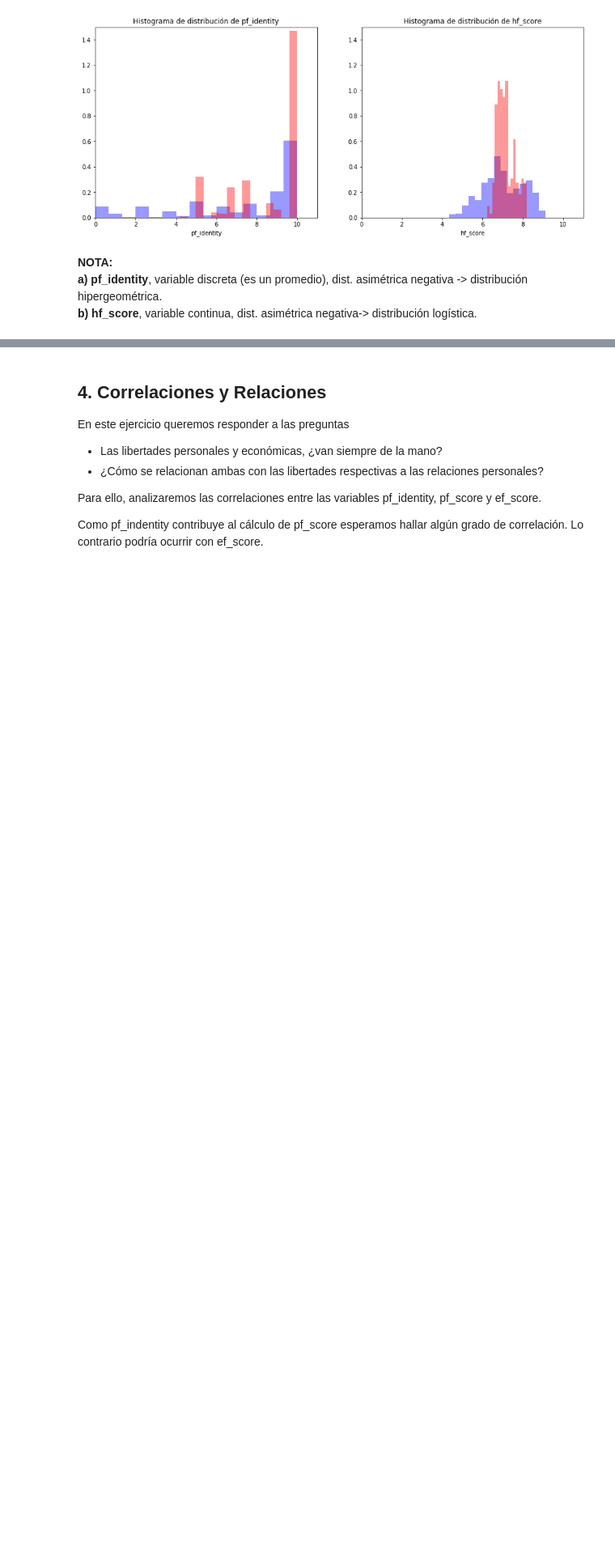
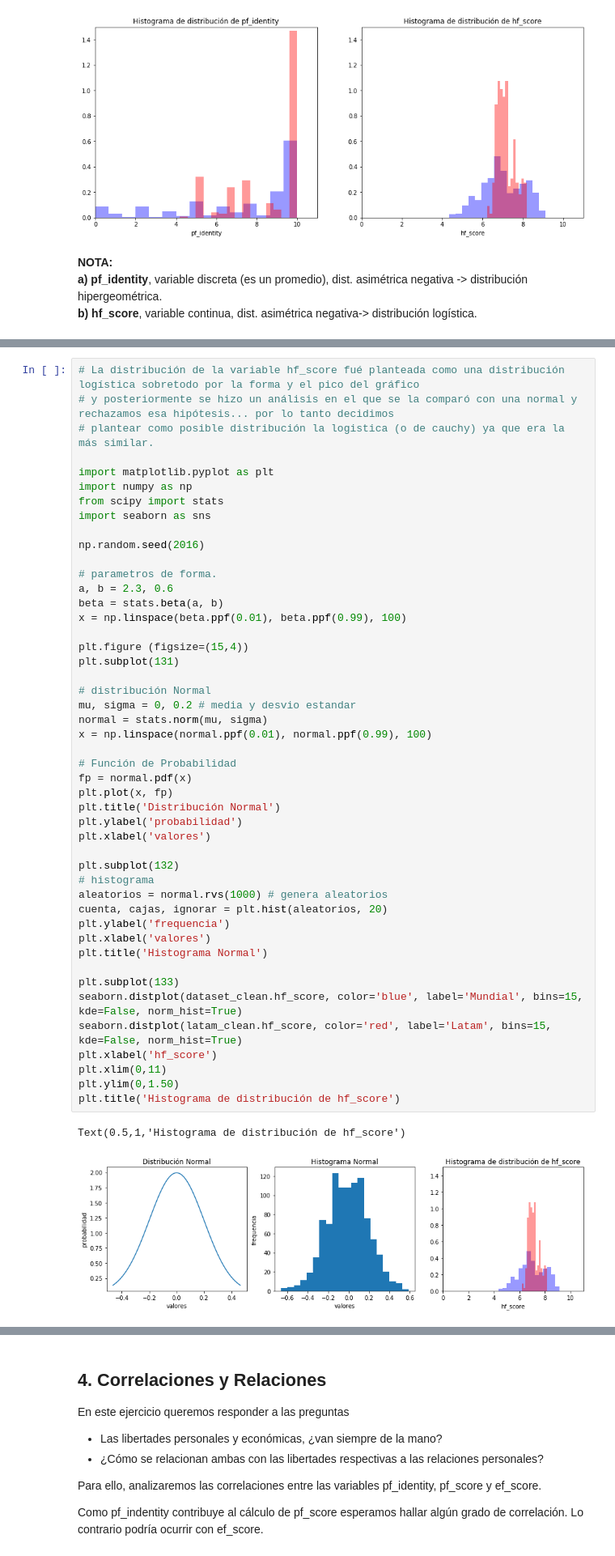
Before and after one commit to Verobornancini/DataScience_AnalisisyVisualizacion, a Jupyter notebook: practico.ipynb, the cells around one changed output, grey strips where cells are left out. Shown at 81% size. Drawn from its saved outputs; the diff is of its cells as text; blank space fills up the shorter version.

```diff
--- a/practico.ipynb
+++ b/practico.ipynb
@@ -694,0 +802,50 @@ Text(0.5,1,'Histograma de distribución de hf_score')
+# %%
+# La distribución de la variable hf_score fué planteada como una distribución logística sobretodo por la forma y el pico del gráfico
+# y posteriormente se hizo un análisis en el que se la comparó con una normal y rechazamos esa hipótesis... por lo tanto decidimos
+# plantear como posible distribución la logistica (o de cauchy) ya que era la más similar.
+
+import matplotlib.pyplot as plt
+import numpy as np
+from scipy import stats
+import seaborn as sns
+
+np.random.seed(2016)
+
+# parametros de forma.
+a, b = 2.3, 0.6
+beta = stats.beta(a, b)
+x = np.linspace(beta.ppf(0.01), beta.ppf(0.99), 100)
+
+plt.figure (figsize=(15,4))
+plt.subplot(131)
+
+# distribución Normal
+mu, sigma = 0, 0.2 # media y desvio estandar
+normal = stats.norm(mu, sigma)
+x = np.linspace(normal.ppf(0.01), normal.ppf(0.99), 100)
+
+# Función de Probabilidad
+fp = normal.pdf(x)
+plt.plot(x, fp)
+plt.title('Distribución Normal')
+plt.ylabel('probabilidad')
+plt.xlabel('valores')
+
+plt.subplot(132)
+# histograma
+aleatorios = normal.rvs(1000) # genera aleatorios
+cuenta, cajas, ignorar = plt.hist(aleatorios, 20)
+plt.ylabel('frequencia')
+plt.xlabel('valores')
+plt.title('Histograma Normal')
+
+plt.subplot(133)
+seaborn.distplot(dataset_clean.hf_score, color='blue', label='Mundial', bins=15, kde=False, norm_hist=True)
+seaborn.distplot(latam_clean.hf_score, color='red', label='Latam', bins=15, kde=False, norm_hist=True)
+plt.xlabel('hf_score')
+plt.xlim(0,11)
+plt.ylim(0,1.50)
+plt.title('Histograma de distribución de hf_score')
+# %% [output]
+Text(0.5,1,'Histograma de distribución de hf_score')
+[figure, added]
```
Also changed, not shown: parts of 12 cells of this notebook.
